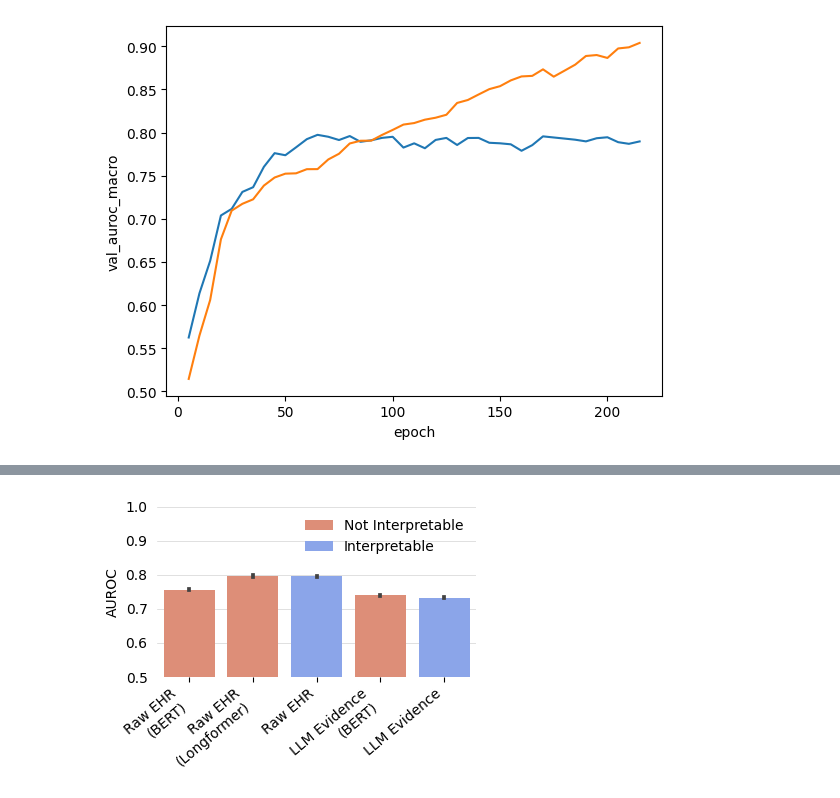
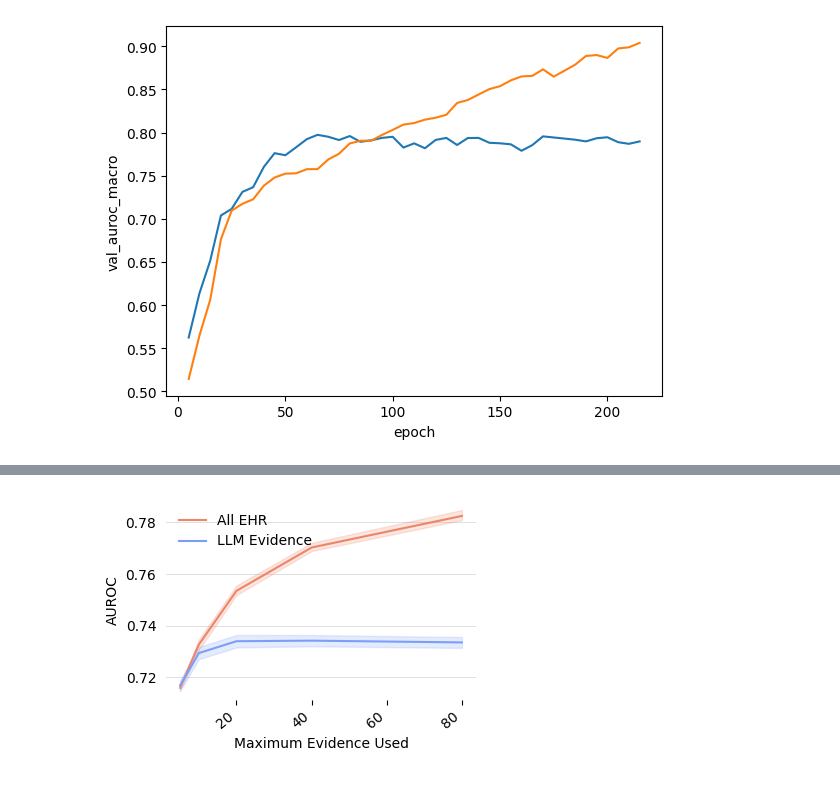
Before and after one commit to dmcinerney/ehr-diagnosis-agent, a Jupyter notebook: ehr_diagnosis_agent/results2.ipynb, the cells around one changed output, grey strips where cells are left out. Saved outputs shown, nothing was run; the diff lists cells and outputs as text; code cells hidden in the pictures.

```diff
--- a/ehr_diagnosis_agent/results2.ipynb
+++ b/ehr_diagnosis_agent/results2.ipynb
@@ -106,6 +241,7 @@ def f1(p, r):
 def plot_model_performance(model_outputs):
     rows = []
     for model_name, output_paths in model_outputs.items():
+        print(model_name)
         for output_path in output_paths:
             args = OmegaConf.load(os.path.join(
                 '/'.join(output_path.split('/')[:-1]), 'config.yaml'))
@@ -114,16 +250,34 @@ def plot_model_performance(model_outputs):
                 'seed': int(output_path.split('_seed=')[1].split('_')[0]),
                 'Interpretable': 'Interpretable' if not model_name.endswith('predictor') else 'Not Interpretable',
             })
-            # state_dict = torch.load(os.path.join(outdir, ckpt_files[k]), map_location='cpu')['actor']
-            # actor.load_state_dict(state_dict)
-            actor = None
             if os.path.exists(output_path):
+                # state_dict = torch.load(os.path.join(outdir, ckpt_files[k]), map_location='cpu')['actor']
+                # actor.load_state_dict(state_dict)
+                actor = None
+                print(output_path)
                 df = pd.read_csv(output_path)
                 rows[-1].update(log_results(
                     args.env.value.reward_type, df, 'test', actor=actor))
                 rows[-1]['test_f1_macro'] = f1(
                     rows[-1]['test_precision_macro'],
                     rows[-1]['test_recall_macro'])
+                suffixes = set([
+                    '_' + c.split('_')[-1]
+                    for c in df.columns if c.endswith('-evidence')])
+                for suffix in suffixes:
+                    # if df['action_target_score_deterministic' + suffix].isna().sum() > 0:
+                    #     # print(df[df['action_target_score_deterministic' + suffix].isna()])
+                    #     continue
+                    rows.append(dict(rows[-1]))
+                    rows[-1]['suffix'] = suffix
+                    rows[-1]['Maximum Evidence Used'] = int(
+                        suffix.split('-')[1])
+                    rows[-1].update(log_results(
+                        args.env.value.reward_type, df, 'test', actor=actor,
+                        suffix=suffix))
+                    rows[-1]['test_f1_macro'] = f1(
+                        rows[-1]['test_precision_macro'],
+                        rows[-1]['test_recall_macro'])
     return pd.DataFrame(rows)
 # %%
 results = plot_model_performance(dict(
@@ -232,33 +449,38 @@ results[['Model', 'AUROC', 'Precision', 'Recall', 'F1']]
 # %%
 import matplotlib.pyplot as plt
 import seaborn as sns
-fig, axs = plt.subplots(1, 1, figsize=(4, 3))
-chart = sns.barplot(data=results,
-    x='Model', y='AUROC', hue='Interpretable', dodge=False, ax=axs,
+model_names = {
+    'all_sentences': 'All EHR',
+    'llm_evidence': 'LLM Evidence',
+}
+results['Model'] = results['model'].apply(lambda x: model_names[x] if x in model_names.keys() else x)
+fig, axs = plt.subplots(1, 1, figsize=(4, 2.8))
+chart = sns.lineplot(data=results[(~results.suffix.isna()) & (results.Interpretable == 'Interpretable')],
+    x='Maximum Evidence Used', y='AUROC', hue='Model', ax=axs,
     palette=[sns.color_palette("coolwarm", 4)[3], sns.color_palette("coolwarm", 4)[0]])
 chart.grid(True, axis='y', linestyle='-', linewidth=0.5, color='lightgray')
 chart.yaxis.set_tick_params(width=0)
 chart.set_axisbelow(True)
-chart.axis([-.5, 4.5, 0.5, 1])
+# chart.axis([-.5, 4.5, 0.5, 1])
 chart.spines['right'].set_visible(False)
 chart.spines['top'].set_visible(False)
 chart.spines['left'].set_visible(False)
 chart.spines['bottom'].set_visible(False)
 chart.legend(
     title="",
-    loc="upper right",
+    loc="upper left",
     frameon=False,
 )
 chart.set_xticklabels(
     chart.get_xticklabels(),
     horizontalalignment='right',
     # weight='bold',
     rotation=40,
 )
-chart.set_xlabel('')
+# chart.set_xlabel('')
 fig.tight_layout()
-fig.savefig('rp_performance.pdf')
+fig.savefig('rp_performance_evidence_ablation.pdf')
 # %% [output]
-[figure, old version]
+[figure, new version]
 # %%
 import numpy as np
```
Also changed, not shown: parts of 23 cells of this notebook, 23 other files.
